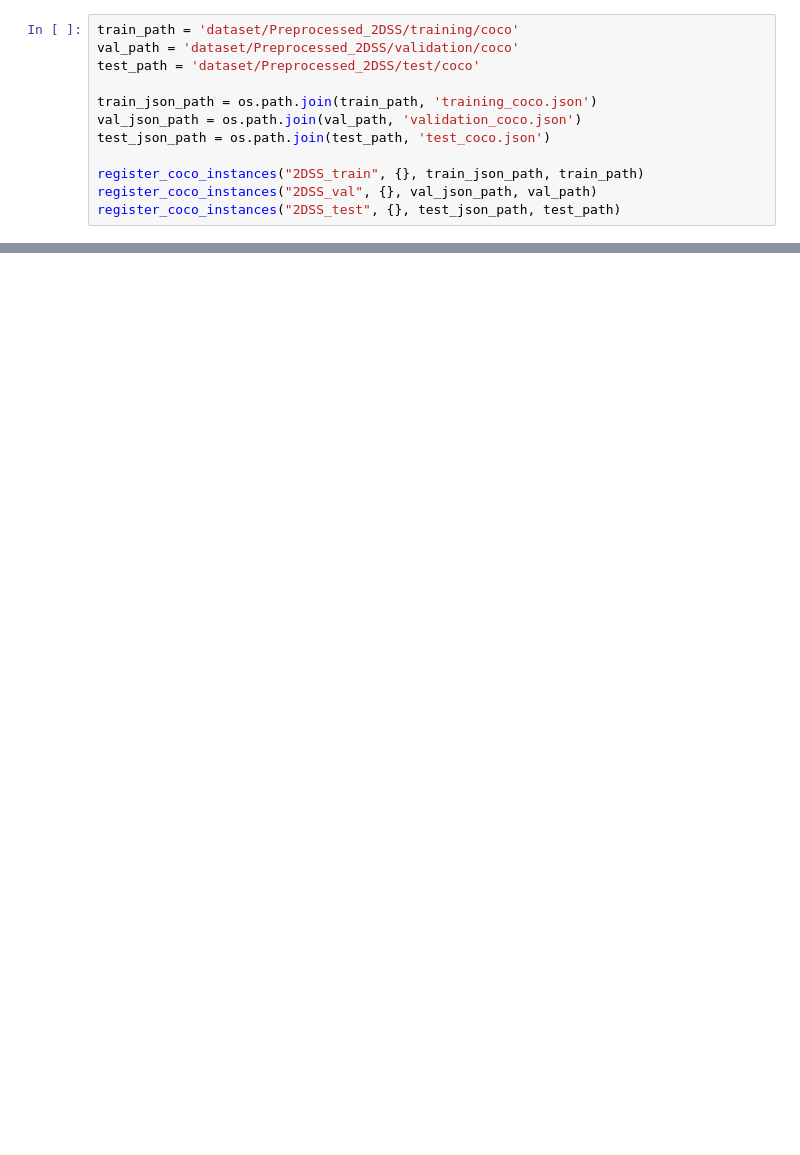
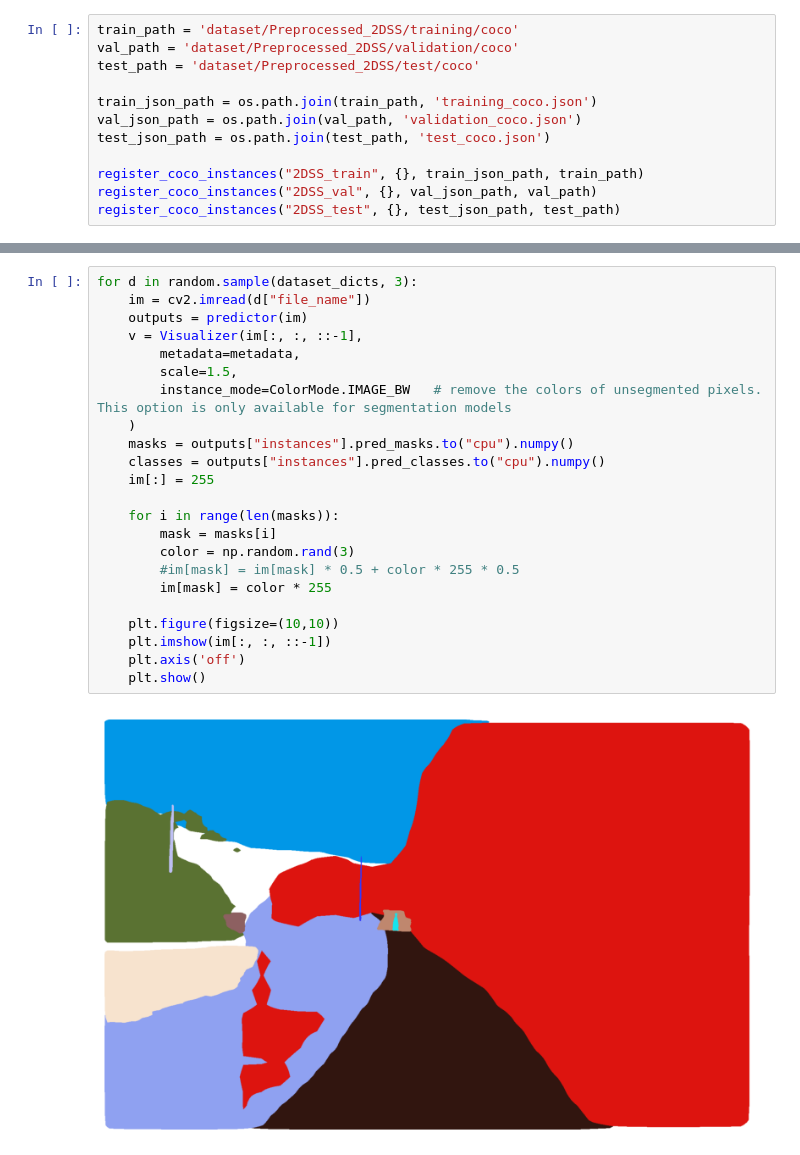
Before and after one commit to the0807/Autonomous-Driving-Model, a Jupyter notebook: segment/inference.ipynb, the cells around one changed output, grey strips where cells are left out. Cells and saved outputs as stored; diff of their text form; blank space fills up the shorter version.

```diff
--- a/segment/inference.ipynb
+++ b/segment/inference.ipynb
@@ -68,0 +60,25 @@ Category ids in annotations are not in [1, #categories]! We'll apply a mapping f
+# %%
+for d in random.sample(dataset_dicts, 3):
+    im = cv2.imread(d["file_name"])
+    outputs = predictor(im)
+    v = Visualizer(im[:, :, ::-1],
+        metadata=metadata,
+        scale=1.5,
+        instance_mode=ColorMode.IMAGE_BW   # remove the colors of unsegmented pixels. This option is only available for segmentation models
+    )
+    masks = outputs["instances"].pred_masks.to("cpu").numpy()
+    classes = outputs["instances"].pred_classes.to("cpu").numpy()
+    im[:] = 255
+
+    for i in range(len(masks)):
+        mask = masks[i]
+        color = np.random.rand(3)
+        #im[mask] = im[mask] * 0.5 + color * 255 * 0.5
+        im[mask] = color * 255
+
+    plt.figure(figsize=(10,10))
+    plt.imshow(im[:, :, ::-1])
+    plt.axis('off')
+    plt.show()
+# %% [output]
+[figure, added]
```
Also changed, not shown: parts of 5 cells of this notebook, 7 other files.
